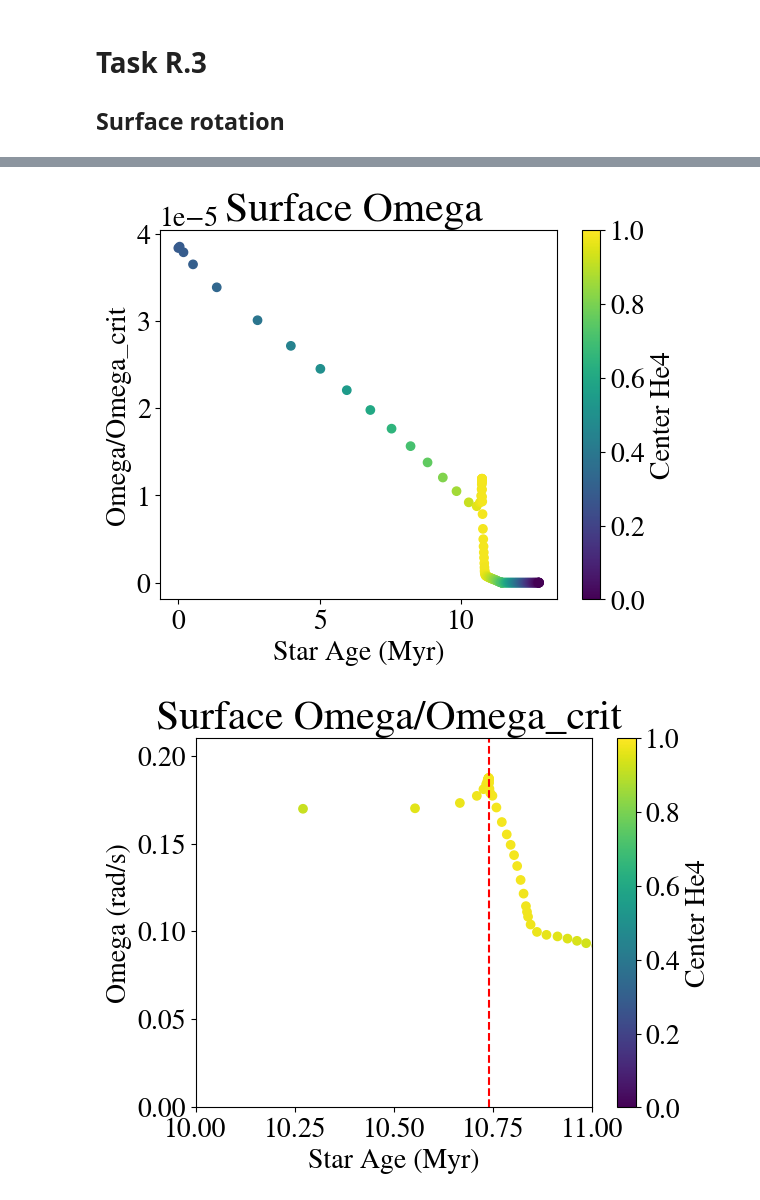
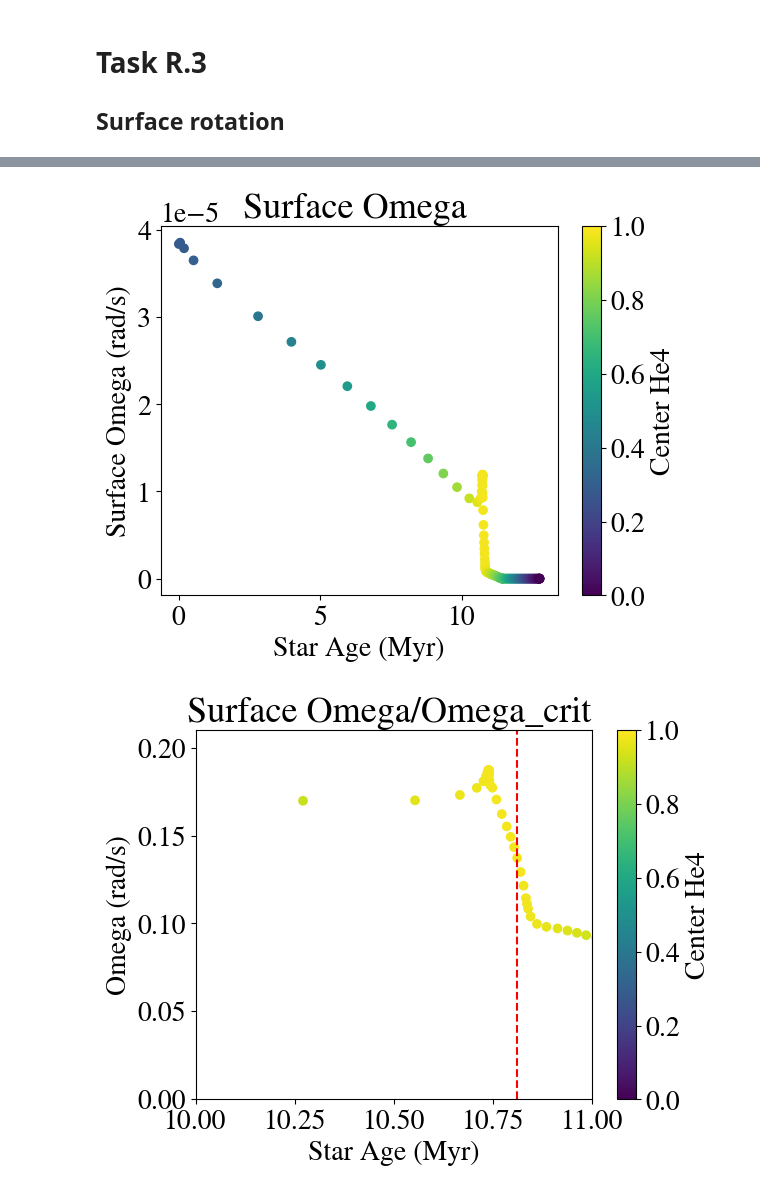
Before and after one commit to LiekeVanSon/liekevanson.github.io, a Jupyter notebook: IAUhackathon/Solutions/Day2_rotation.ipynb, the cells around one changed output, grey strips where cells are left out. Cells and saved outputs as stored; diff of their text form; code cells hidden in the pictures.

```diff
--- a/IAUhackathon/Solutions/Day2_rotation.ipynb
+++ b/IAUhackathon/Solutions/Day2_rotation.ipynb
@@ -21,7 +21,7 @@ from matplotlib import rc
 import matplotlib
 matplotlib.rcParams['mathtext.fontset'] = 'stix'
 matplotlib.rcParams['font.family'] = 'STIXGeneral'
-fsize, SMALL_SIZE, MEDIUM_SIZE, BIGGER_SIZE = 30,20,25,30
+fsize, SMALL_SIZE, MEDIUM_SIZE, BIGGER_SIZE = 30,20,25,26
 for obj in ['axes','xtick','ytick']:
     plt.rc(obj, labelsize=SMALL_SIZE)          # controls default text sizes
 for obj in ['figure','axes']:
@@ -105,7 +105,7 @@ plt.scatter(histdata.star_age/1e6, histdata.surf_avg_omega,
 
 plt.colorbar(label = 'Center He4')
 plt.xlabel('Star Age (Myr)')
-plt.ylabel('Omega/Omega_crit')
+plt.ylabel('Surface Omega (rad/s)')
 plt.show()
 
 
@@ -114,7 +114,7 @@ plt.title('Surface Omega/Omega_crit ')
 plt.scatter(histdata.star_age/1e6, histdata.surf_avg_omega/histdata.surf_avg_omega_crit,
             c = histdata.center_he4, cmap = 'viridis', vmin = 0, vmax =1)
 
-plt.axvline(x =histdata.star_age[histdata.model_number ==150]/1e6, color = 'red', linestyle = 'dashed')
+plt.axvline(x =histdata.star_age[histdata.model_number ==200]/1e6, color = 'red', linestyle = 'dashed')
 plt.xlim(10,11)
 plt.colorbar(label = 'Center He4')
 plt.xlabel('Star Age (Myr)')
@@ -125,2 +125,2 @@ plt.show()
-[figure, old version]
+[figure, new version]
-[figure, old version]
+[figure, new version]
```
Also changed, not shown: parts of 12 cells of this notebook.
